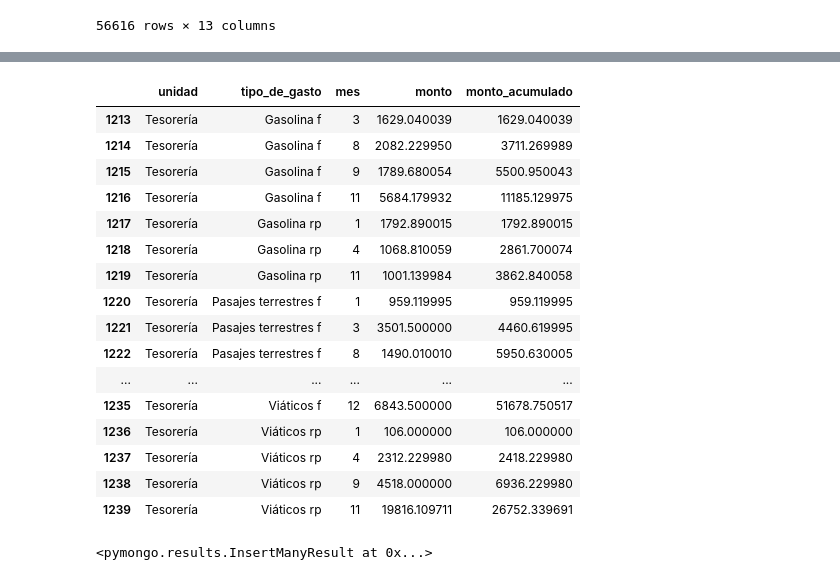
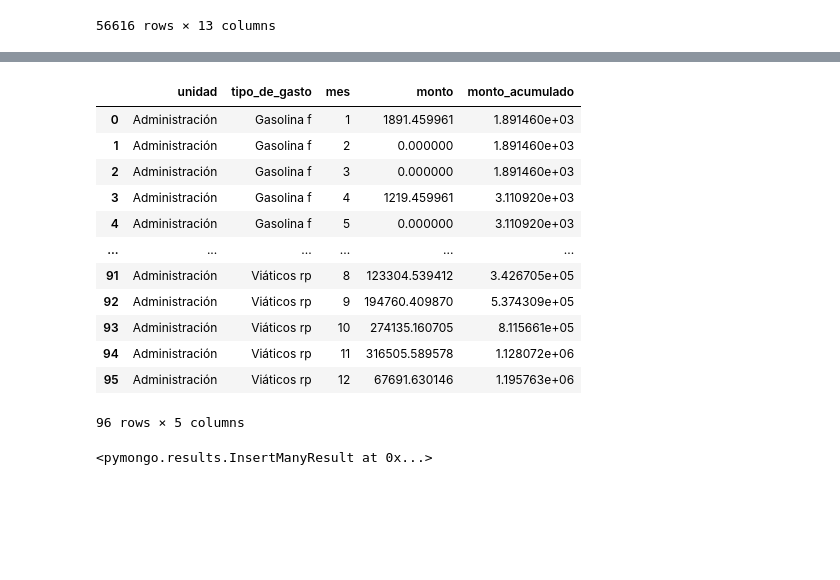
Before and after one commit to danielamz97/project3, a Jupyter notebook: pandas/jupyter.ipynb, the cells around one changed output, grey strips where cells are left out. Saved outputs shown, nothing was run; the diff lists cells and outputs as text; code cells hidden in the pictures; blank space fills up the shorter version.

```diff
--- a/pandas/jupyter.ipynb
+++ b/pandas/jupyter.ipynb
@@ -234,25 +251,32 @@ time_data =time_data.sort_values(by=['unidad','tipo_de_gasto','mes'])
+# %%
+time_data = viajes.groupby(['unidad','tipo_de_gasto','mes'])['monto'].sum().reset_index()
+all_combinations = pd.DataFrame(
+    [(u, t, m) for u in time_data['unidad'].unique() for t in time_data['tipo_de_gasto'].unique() for m in range(1, 13)],
+    columns=['unidad', 'tipo_de_gasto', 'mes']
+)
+
+time_data = pd.merge(all_combinations, time_data, on=['unidad', 'tipo_de_gasto', 'mes'], how='left')
+
+time_data['monto'] = time_data['monto'].fillna(0)
+time_data =time_data.sort_values(by=['unidad','tipo_de_gasto','mes'])
 # %%
 time_data['monto_acumulado'] = time_data.groupby(['unidad','tipo_de_gasto'])['monto'].cumsum()
 # %%
-time_data.loc[time_data['unidad']=='Tesorería']
+time_data.loc[time_data['unidad']=='Administración']
 # %% [output]
 |  | unidad | tipo_de_gasto | mes | monto | monto_acumulado |
-| 1213 | Tesorería | Gasolina f | 3 | 1629.040039 | 1629.040039 |
-| 1214 | Tesorería | Gasolina f | 8 | 2082.229950 | 3711.269989 |
-| 1215 | Tesorería | Gasolina f | 9 | 1789.680054 | 5500.950043 |
-| 1216 | Tesorería | Gasolina f | 11 | 5684.179932 | 11185.129975 |
-| 1217 | Tesorería | Gasolina rp | 1 | 1792.890015 | 1792.890015 |
-| 1218 | Tesorería | Gasolina rp | 4 | 1068.810059 | 2861.700074 |
-| 1219 | Tesorería | Gasolina rp | 11 | 1001.139984 | 3862.840058 |
-| 1220 | Tesorería | Pasajes terrestres f | 1 | 959.119995 | 959.119995 |
-| 1221 | Tesorería | Pasajes terrestres f | 3 | 3501.500000 | 4460.619995 |
-| 1222 | Tesorería | Pasajes terrestres f | 8 | 1490.010010 | 5950.630005 |
+| 0 | Administración | Gasolina f | 1 | 1891.459961 | 1.891460e+03 |
+| 1 | Administración | Gasolina f | 2 | 0.000000 | 1.891460e+03 |
+| 2 | Administración | Gasolina f | 3 | 0.000000 | 1.891460e+03 |
+| 3 | Administración | Gasolina f | 4 | 1219.459961 | 3.110920e+03 |
+| 4 | Administración | Gasolina f | 5 | 0.000000 | 3.110920e+03 |
 | ... | ... | ... | ... | ... | ... |
-| 1235 | Tesorería | Viáticos f | 12 | 6843.500000 | 51678.750517 |
-| 1236 | Tesorería | Viáticos rp | 1 | 106.000000 | 106.000000 |
-| 1237 | Tesorería | Viáticos rp | 4 | 2312.229980 | 2418.229980 |
-| 1238 | Tesorería | Viáticos rp | 9 | 4518.000000 | 6936.229980 |
-| 1239 | Tesorería | Viáticos rp | 11 | 19816.109711 | 26752.339691 |
+| 91 | Administración | Viáticos rp | 8 | 123304.539412 | 3.426705e+05 |
+| 92 | Administración | Viáticos rp | 9 | 194760.409870 | 5.374309e+05 |
+| 93 | Administración | Viáticos rp | 10 | 274135.160705 | 8.115661e+05 |
+| 94 | Administración | Viáticos rp | 11 | 316505.589578 | 1.128072e+06 |
+| 95 | Administración | Viáticos rp | 12 | 67691.630146 | 1.195763e+06 |
+96 rows × 5 columns
 # %%
 time_data_dict =time_data.to_dict(orient='records')
 # %%
```
Also changed, not shown: parts of 6 cells of this notebook.
